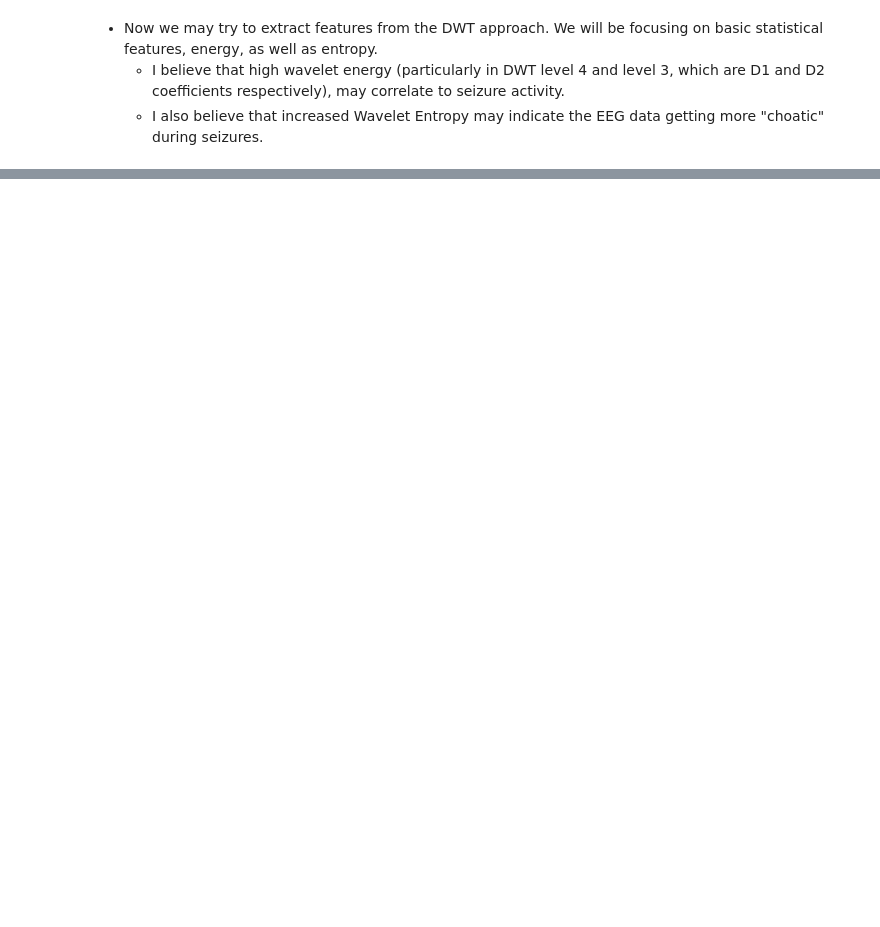
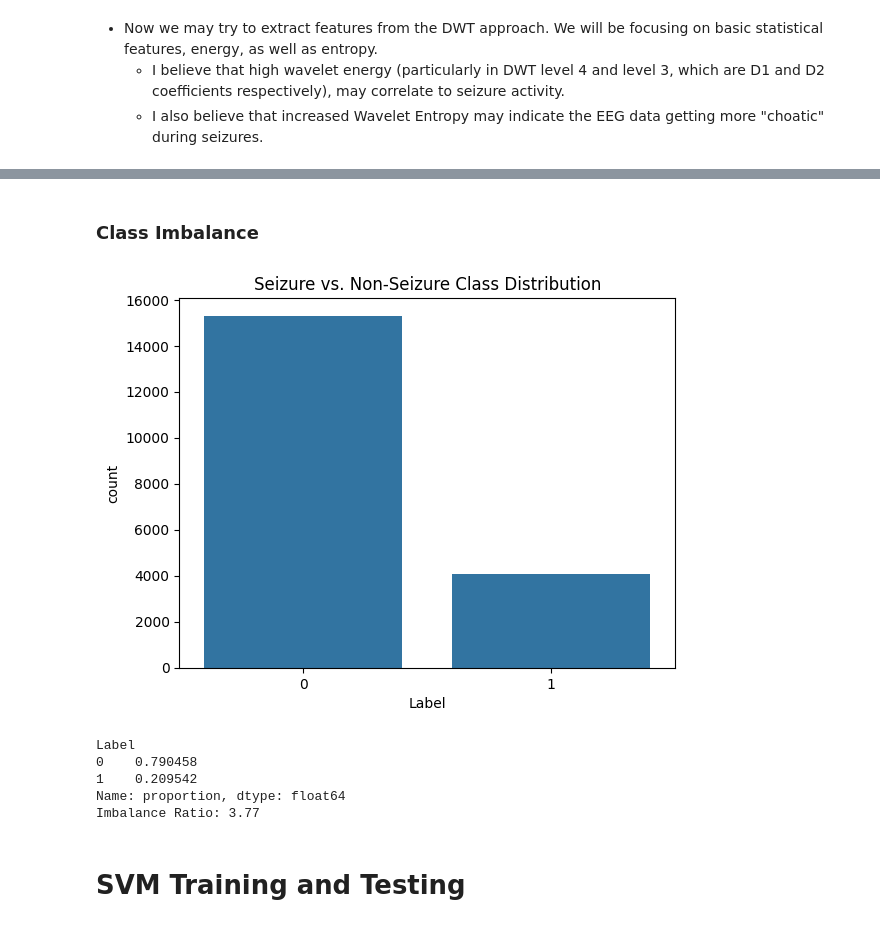
Before and after one commit to YLu-1258/seizure_analysis, a Jupyter notebook: analysis.ipynb, the cells around one changed output, grey strips where cells are left out. Drawn from its saved outputs; the diff is of its cells as text; code cells hidden in the pictures; blank space fills up the shorter version.

Commit message:
Initial SVM testing

```diff
--- a/analysis.ipynb
+++ b/analysis.ipynb
@@ -565,0 +608,2 @@ Wavelet_Entropy_L4: 9.8371
+# %%
+annotations = pd.read_excel("./zqm_annotation_seizure.xlsx", sheet_name="KCNA_1207")
@@ -565,0 +612,4 @@ Wavelet_Entropy_L4: 9.8371
+# %%
+annotations = annotations[['Start', 'End']].map(lambda x: 60*1000*x)
+annotations = annotations.dropna()
+annotations
@@ -565,0 +703,13 @@ Wavelet_Entropy_L4: 9.8371
+# %%
+features = features_df.drop(columns=["Label", "Segment_Start", "Segment_End"])
+
+# Apply Standardization (mean=0, variance=1)
+scaler = StandardScaler()
+features_scaled = scaler.fit_transform(features)
+
+# Convert back to DataFrame
+scaled_features_df = pd.DataFrame(features_scaled, columns=features.columns)
+
+# Add labels back
+scaled_features_df["Label"], scaled_features_df["Segment_Start"], scaled_features_df["Segment_End"] = features_df["Label"], features_df["Segment_Start"], features_df["Segment_End"]
+scaled_features_df
@@ -565,0 +733,11 @@ Wavelet_Entropy_L4: 9.8371
+# %%
+selector = VarianceThreshold(threshold=0.1)  # Removes near-constant features
+selected_scaled_features = selector.fit_transform(scaled_features_df.drop(columns=["Label", "Segment_Start", "Segment_End"]))
+
+# Convert back to DataFrame
+selected_features = features.columns[selector.get_support()]
+selected_scaled_features_df = pd.DataFrame(selected_scaled_features, columns=selected_features)
+
+# Add labels back
+selected_scaled_features_df["Label"], selected_scaled_features_df["Segment_Start"], selected_scaled_features_df["Segment_End"] = features_df["Label"], features_df["Segment_Start"], features_df["Segment_End"]
+selected_scaled_features_df
@@ -565,0 +758,19 @@ Wavelet_Entropy_L4: 9.8371
+# %% [markdown]
+### Class Imbalance
+# %%
+sns.countplot(x=selected_scaled_features_df["Label"])
+plt.title("Seizure vs. Non-Seizure Class Distribution")
+plt.show()
+print(selected_scaled_features_df["Label"].value_counts(normalize=True))
+class_counts = selected_scaled_features_df["Label"].value_counts()
+imbalance_ratio = class_counts.max() / class_counts.min()
+print(f"Imbalance Ratio: {imbalance_ratio:.2f}")
+# %% [output]
+[figure, added]
+Label
+0    0.790458
+1    0.209542
+Name: proportion, dtype: float64
+Imbalance Ratio: 3.77
+# %% [markdown]
+# SVM Training and Testing
```
Also changed, not shown: parts of 32 cells of this notebook, 1 other file.
